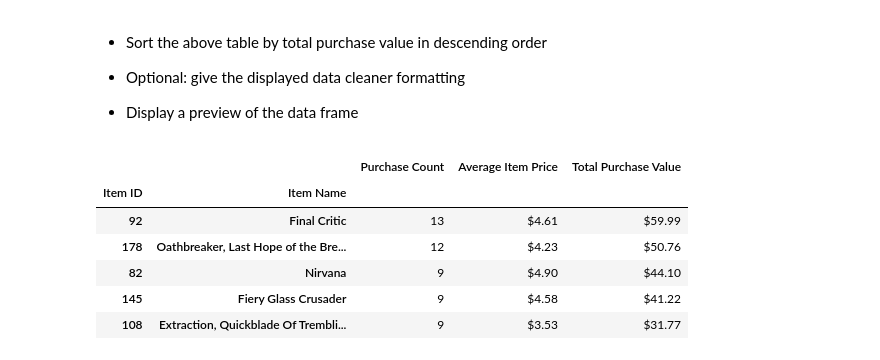
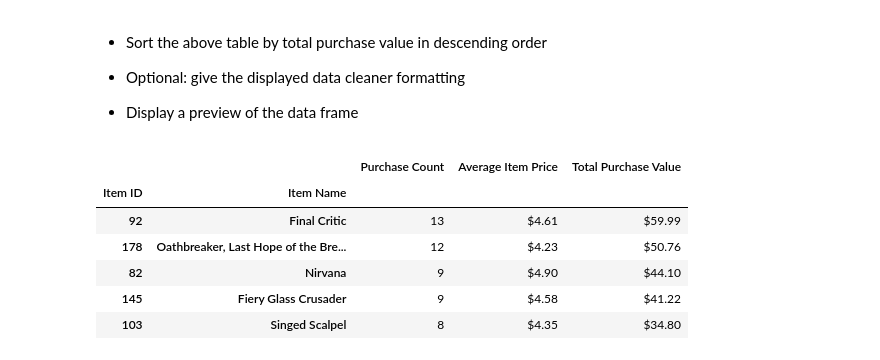
Before and after one commit to chandlergibbons/HeroesOfPymoli_Hw_4, a Jupyter notebook: HeroesOfPymoli_starter.ipynb, the cells around one changed output. Saved outputs shown, nothing was run; the diff lists cells and outputs as text; code cells hidden in the pictures.

Commit message:
Fixed issues on last step of coding and completed the writen analysis

```diff
--- a/HeroesOfPymoli_starter.ipynb
+++ b/HeroesOfPymoli_starter.ipynb
@@ -319,14 +319,21 @@ most_popular_items.head()
 
 
 * Display a preview of the data frame
-# %%
-most_popular_items = most_popular_items.sort_values(["Purchase Count", "Total Purchase Value"], ascending=[False, False])
-most_popular_items.head()
-# %% [output]
-|  |  | Purchase Count | Average Item Price | Total Purchase Value |
-| Item ID | Item Name |  |  |  |
-| 92 | Final Critic | 13 | $4.61 | $59.99 |
-| 178 | Oathbreaker, Last Hope of the Bre... | 12 | $4.23 | $50.76 |
-| 82 | Nirvana | 9 | $4.90 | $44.10 |
-| 145 | Fiery Glass Crusader | 9 | $4.58 | $41.22 |
-| 108 | Extraction, Quickblade Of Trembli... | 9 | $3.53 | $31.77 |
+# %%
+most_profitable_items = purchase_data[["Item ID", "Item Name", "Price"]]
+most_profitable_items = most_profitable_items.groupby(["Item ID", "Item Name"]).count()
+most_profitable_items = most_profitable_items.rename(columns={"Price": "Purchase Count"})
+most_profitable_items["Average Item Price"] = purchase_data[["Item ID", "Item Name", "Price"]].groupby(["Item ID", "Item Name"]).mean()
+most_profitable_items["Total Purchase Value"] = purchase_data[["Item ID", "Item Name", "Price"]].groupby(["Item ID", "Item Name"]).sum()
+most_profitable_items = most_profitable_items.sort_values(["Total Purchase Value"], ascending=[False])
+most_profitable_items["Average Item Price"] = most_profitable_items["Average Item Price"].map("${:.2f}".format)
+most_profitable_items["Total Purchase Value"] = most_profitable_items["Total Purchase Value"].map("${:.2f}".format)
+most_profitable_items.head()
+# %% [output]
+|  |  | Purchase Count | Average Item Price | Total Purchase Value |
+| Item ID | Item Name |  |  |  |
+| 92 | Final Critic | 13 | $4.61 | $59.99 |
+| 178 | Oathbreaker, Last Hope of the Bre... | 12 | $4.23 | $50.76 |
+| 82 | Nirvana | 9 | $4.90 | $44.10 |
+| 145 | Fiery Glass Crusader | 9 | $4.58 | $41.22 |
+| 103 | Singed Scalpel | 8 | $4.35 | $34.80 |
```
Also changed, not shown: 1 other file.
